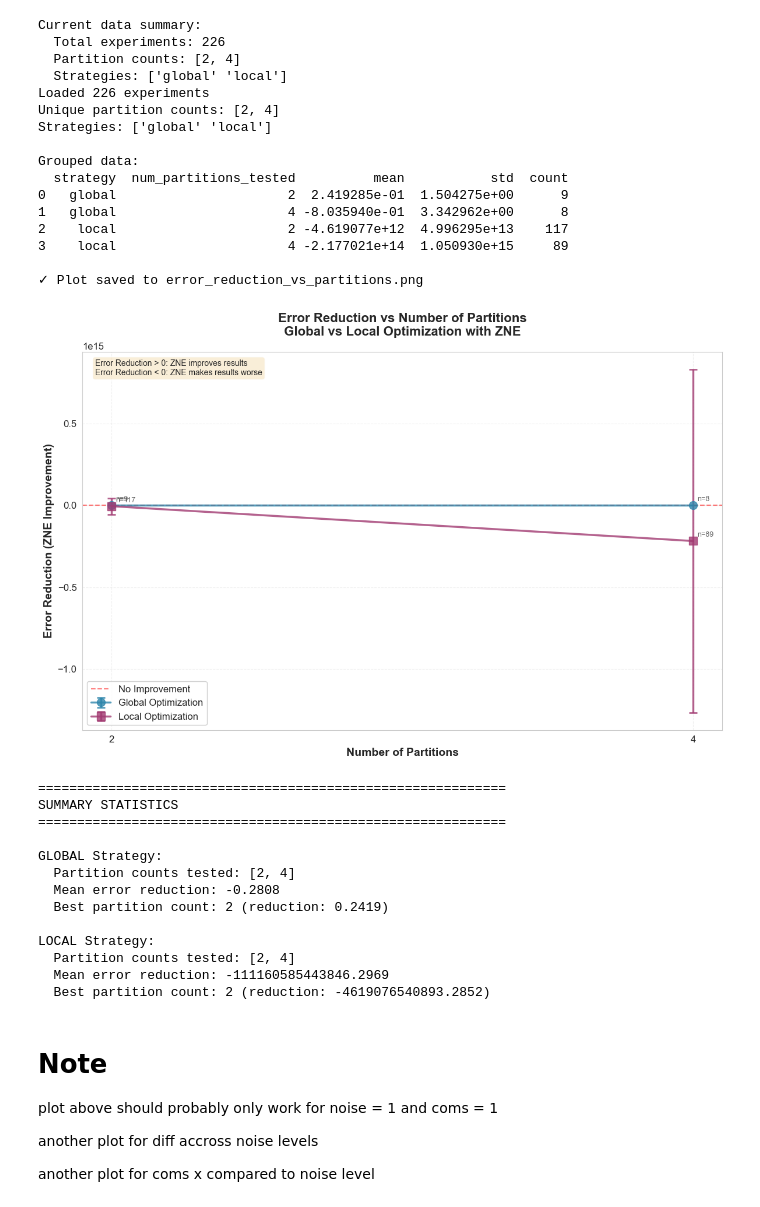
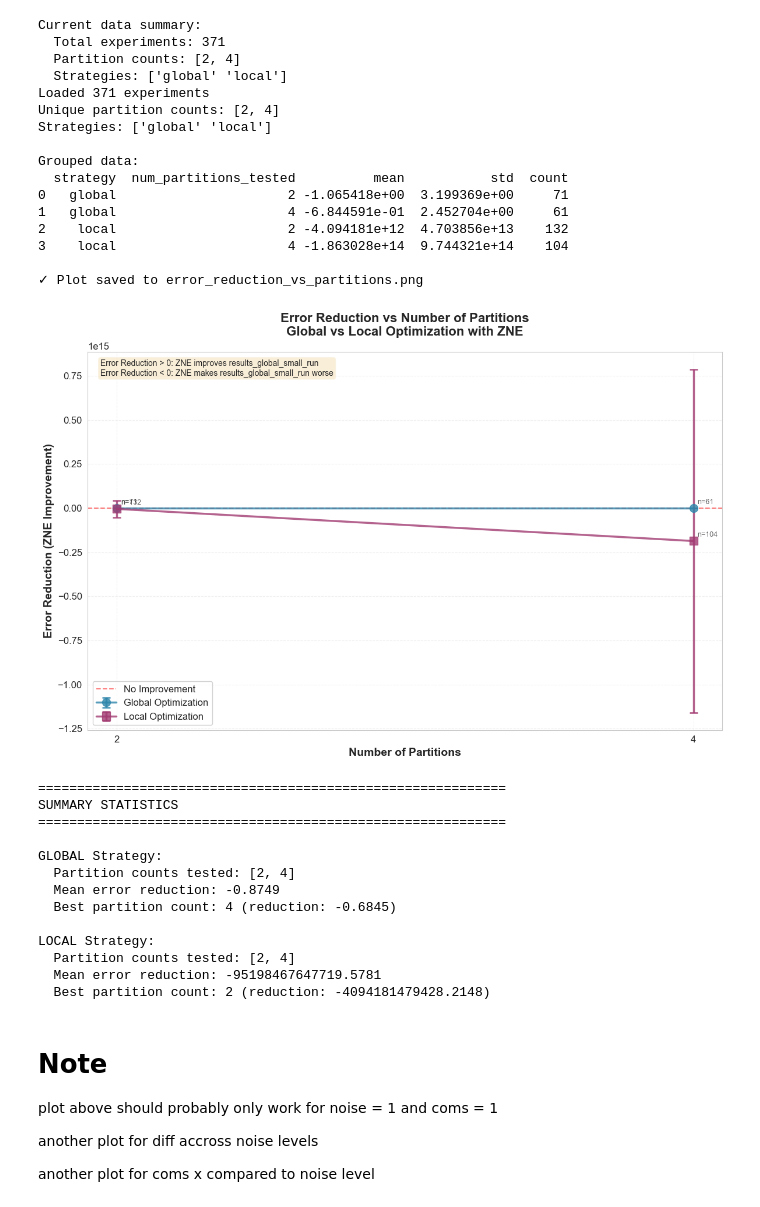
Before and after one commit to grageragarces/ZNE-DQC, a Jupyter notebook: plot.ipynb, the cells around one changed output. Cells and saved outputs as stored; diff of their text form; code cells hidden in the pictures.

```diff
--- a/plot.ipynb
+++ b/plot.ipynb
@@ -16,12 +16,12 @@ sns.set_style("whitegrid")
 plt.rcParams['figure.figsize'] = (12, 8)
 plt.rcParams['font.size'] = 12
 
-def plot_error_reduction_vs_partitions(csv_file='results.csv', output_file='error_reduction_vs_partitions.png'):
+def plot_error_reduction_vs_partitions(csv_file='results_global_small_run.csv', output_file='error_reduction_vs_partitions.png'):
     """
     Plot error reduction vs number of partitions for global and local strategies.
 
     Args:
-        csv_file: Path to results CSV file
+        csv_file: Path to results_global_small_run CSV file
         output_file: Path to save the plot
     """
     # Load data
@@ -106,7 +106,7 @@ def plot_error_reduction_vs_partitions(csv_file='results.csv', output_file='erro
         ax.set_xticklabels([int(p) for p in partition_counts])
 
     # Add note about error reduction interpretation
-    note_text = "Error Reduction > 0: ZNE improves results\nError Reduction < 0: ZNE makes results worse"
+    note_text = "Error Reduction > 0: ZNE improves results_global_small_run\nError Reduction < 0: ZNE makes results_global_small_run worse"
     ax.text(0.02, 0.98,note_text,
            transform=ax.transAxes,
            fontsize=10,
@@ -135,69 +135,69 @@ def plot_error_reduction_vs_partitions(csv_file='results.csv', output_file='erro
 if __name__ == "__main__":
     import sys
 
-    # Check if results file exists
+    # Check if results_global_small_run file exists
     import os
 
-    if not os.path.exists('results.csv'):
-        print("WARNING: results.csv not found!")
+    if not os.path.exists('results_global_small_run.csv'):
+        print("WARNING: results_global_small_run.csv not found!")
         print("Generating sample data for demonstration...")
-        plot_error_reduction_vs_partitions('results.csv', 'sample_plot.png')
+        plot_error_reduction_vs_partitions('results_global_small_run.csv', 'sample_plot.png')
     else:
         # Load and check the actual data
-        df = pd.read_csv('results.csv')
+        df = pd.read_csv('results_global_small_run.csv')
 
         print("Current data summary:")
         print(f"  Total experiments: {len(df)}")
         print(f"  Partition counts: {sorted(df['num_partitions_tested'].unique())}")
         print(f"  Strategies: {df['strategy'].unique()}")
 
         # Check if we have enough data
         n_partitions = len(df['num_partitions_tested'].unique())
 
         if n_partitions < 2:
             print("\n⚠️  WARNING: Only 1 partition count in data!")
             print("   You need to run experiments with multiple partition counts.")
             print("   Run this to generate more data:")
             print("   >>> from simulate import run_batch_experiments")
             print("   >>> from alg import create_random_circuit")
             print("   >>> circuits = [(create_random_circuit(10, 5, seed=i), f'random_{i}') for i in range(3)]")
             print("   >>> df = run_batch_experiments(circuits, partition_counts=[2, 4, 6, 8])")
             print("\nGenerating sample plot with synthetic data for reference...")
-            plot_error_reduction_vs_partitions('results.csv', 'plot.png')
+            plot_error_reduction_vs_partitions('results_global_small_run.csv', 'plot.png')
         else:
             # Plot the actual data
-            plot_error_reduction_vs_partitions('results.csv', 'error_reduction_vs_partitions.png')
+            plot_error_reduction_vs_partitions('results_global_small_run.csv', 'error_reduction_vs_partitions.png')
 # %% [output]
 Current data summary:
-  Total experiments: 226
+  Total experiments: 371
   Partition counts: [2, 4]
   Strategies: ['global' 'local']
-Loaded 226 experiments
+Loaded 371 experiments
 Unique partition counts: [2, 4]
 Strategies: ['global' 'local']
 
 Grouped data:
   strategy  num_partitions_tested          mean           std  count
-0   global                      2  2.419285e-01  1.504275e+00      9
-1   global                      4 -8.035940e-01  3.342962e+00      8
-2    local                      2 -4.619077e+12  4.996295e+13    117
-3    local                      4 -2.177021e+14  1.050930e+15     89
+0   global                      2 -1.065418e+00  3.199369e+00     71
+1   global                      4 -6.844591e-01  2.452704e+00     61
+2    local                      2 -4.094181e+12  4.703856e+13    132
+3    local                      4 -1.863028e+14  9.744321e+14    104
 
 ✓ Plot saved to error_reduction_vs_partitions.png
-[figure, old version]
+[figure, new version]
 ============================================================
 SUMMARY STATISTICS
 ============================================================
 
 GLOBAL Strategy:
   Partition counts tested: [2, 4]
-  Mean error reduction: -0.2808
-  Best partition count: 2 (reduction: 0.2419)
+  Mean error reduction: -0.8749
+  Best partition count: 4 (reduction: -0.6845)
 
 LOCAL Strategy:
   Partition counts tested: [2, 4]
-  Mean error reduction: -111160585443846.2969
-  Best partition count: 2 (reduction: -4619076540893.2852)
+  Mean error reduction: -95198467647719.5781
+  Best partition count: 2 (reduction: -4094181479428.2148)
 # %% [markdown]
 # Note
 
```
Also changed, not shown: 50 other files.
